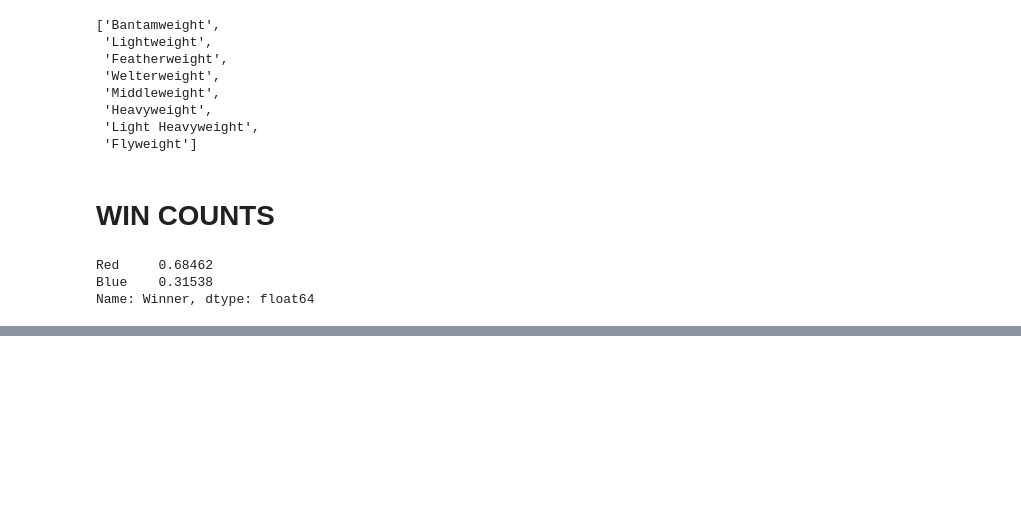
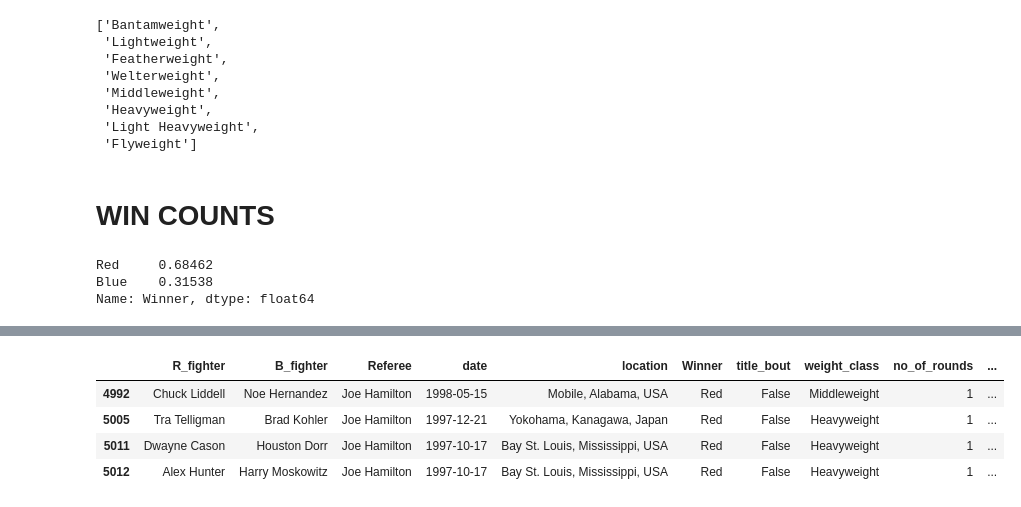
Before and after one commit to mdhwang/UFC-Fight-Victor-Predictor, a Jupyter notebook: UFC EDA.ipynb, the cells around one changed output, grey strips where cells are left out. Saved outputs shown, nothing was run; the diff lists cells and outputs as text; code cells hidden in the pictures; blank space fills up the shorter version.

```diff
--- a/UFC EDA.ipynb
+++ b/UFC EDA.ipynb
@@ -357,0 +370,8 @@ Name: Winner, dtype: float64
+# %%
+df[df["no_of_rounds"]==1]
+# %% [output]
+|  | R_fighter | B_fighter | Referee | date | location | Winner | title_bout | weight_class | no_of_rounds | ... |
+| 4992 | Chuck Liddell | Noe Hernandez | Joe Hamilton | 1998-05-15 | Mobile, Alabama, USA | Red | False | Middleweight | 1 | ... |
+| 5005 | Tra Telligman | Brad Kohler | Joe Hamilton | 1997-12-21 | Yokohama, Kanagawa, Japan | Red | False | Heavyweight | 1 | ... |
+| 5011 | Dwayne Cason | Houston Dorr | Joe Hamilton | 1997-10-17 | Bay St. Louis, Mississippi, USA | Red | False | Heavyweight | 1 | ... |
+| 5012 | Alex Hunter | Harry Moskowitz | Joe Hamilton | 1997-10-17 | Bay St. Louis, Mississippi, USA | Red | False | Heavyweight | 1 | ... |
```
Also changed, not shown: parts of 2 cells of this notebook, 3 other files.
